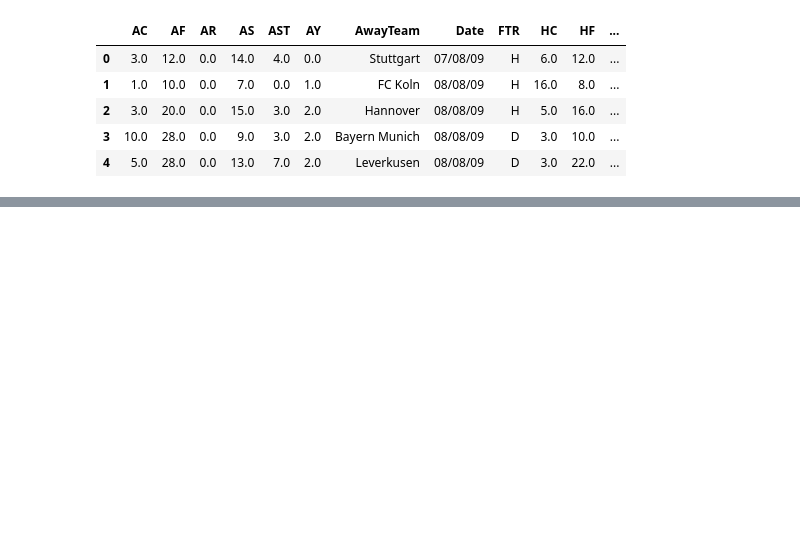
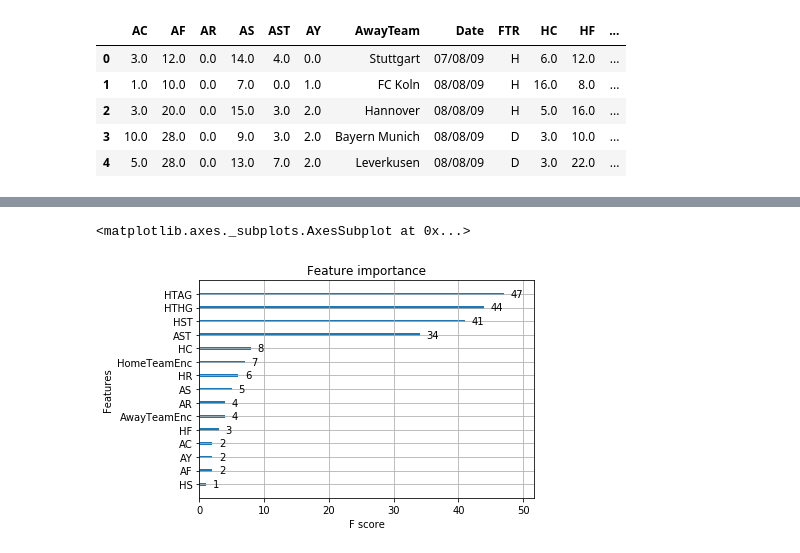
Before and after one commit to srimugunthan/PredictFootballMatch, a Jupyter notebook: XGBoost.ipynb, the cells around one changed output, grey strips where cells are left out. Saved outputs shown, nothing was run; the diff lists cells and outputs as text; code cells hidden in the pictures; blank space fills up the shorter version.

```diff
--- a/XGBoost.ipynb
+++ b/XGBoost.ipynb
@@ -39,0 +207,5 @@ X_train, X_test, y_train, y_test = train_test_split(X, y, random_state = 0)
+# %%
+xgb.plot_importance(bst)
+# %% [output]
+<matplotlib.axes._subplots.AxesSubplot at 0x...>
+[figure, added]
```
Also changed, not shown: parts of 31 cells of this notebook, 11 other files.
